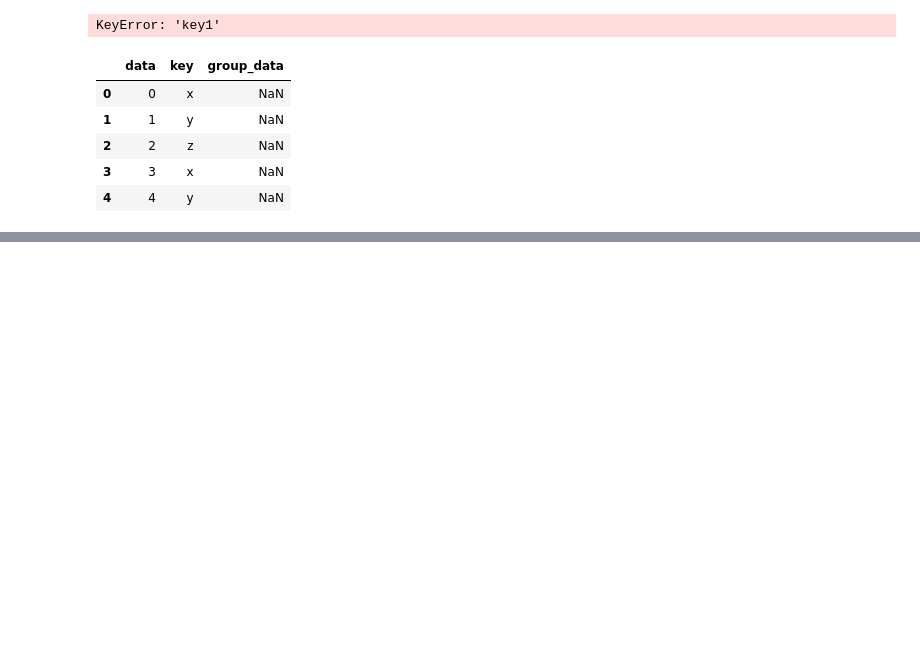
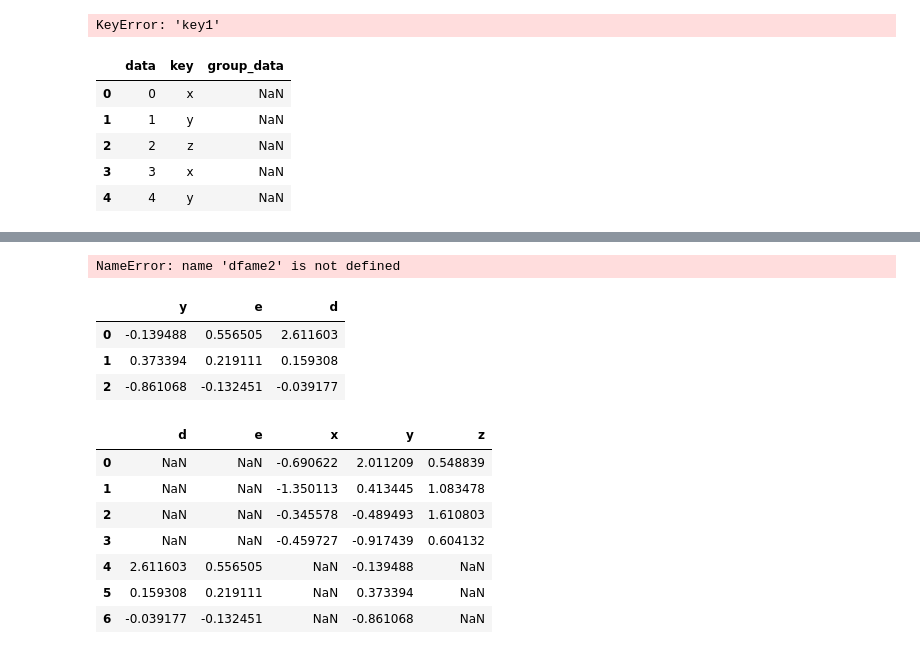
Before and after one commit to Yoshino-Morita/study-python, a Jupyter notebook: study_note.ipynb, the cells around one changed output, grey strips where cells are left out. Saved outputs shown, nothing was run; the diff lists cells and outputs as text; code cells hidden in the pictures; blank space fills up the shorter version.

```diff
--- a/study_note.ipynb
+++ b/study_note.ipynb
@@ -1554,0 +1603,2 @@ df_left.join(df_right)
+# %%
+dframe1 = DataFrame(np.random.randn(4,3),columns = ['x','y','z'])
@@ -1554,0 +1613,24 @@ df_left.join(df_right)
+# %%
+dframe2 = DataFrame(np.random.randn(3,3),columns = ['y','e','d'])
+# %%
+dfame2
+# %% [output]
+NameError: name 'dfame2' is not defined
+# %%
+dframe2
+# %% [output]
+|  | y | e | d |
+| 0 | -0.139488 | 0.556505 | 2.611603 |
+| 1 | 0.373394 | 0.219111 | 0.159308 |
+| 2 | -0.861068 | -0.132451 | -0.039177 |
+# %%
+pd.concat([dframe1,dframe2],ignore_index = True)
+# %% [output]
+|  | d | e | x | y | z |
+| 0 | NaN | NaN | -0.690622 | 2.011209 | 0.548839 |
+| 1 | NaN | NaN | -1.350113 | 0.413445 | 1.083478 |
+| 2 | NaN | NaN | -0.345578 | -0.489493 | 1.610803 |
+| 3 | NaN | NaN | -0.459727 | -0.917439 | 0.604132 |
+| 4 | 2.611603 | 0.556505 | NaN | -0.139488 | NaN |
+| 5 | 0.159308 | 0.219111 | NaN | 0.373394 | NaN |
+| 6 | -0.039177 | -0.132451 | NaN | -0.861068 | NaN |
```
Also changed, not shown: parts of 9 cells of this notebook.
